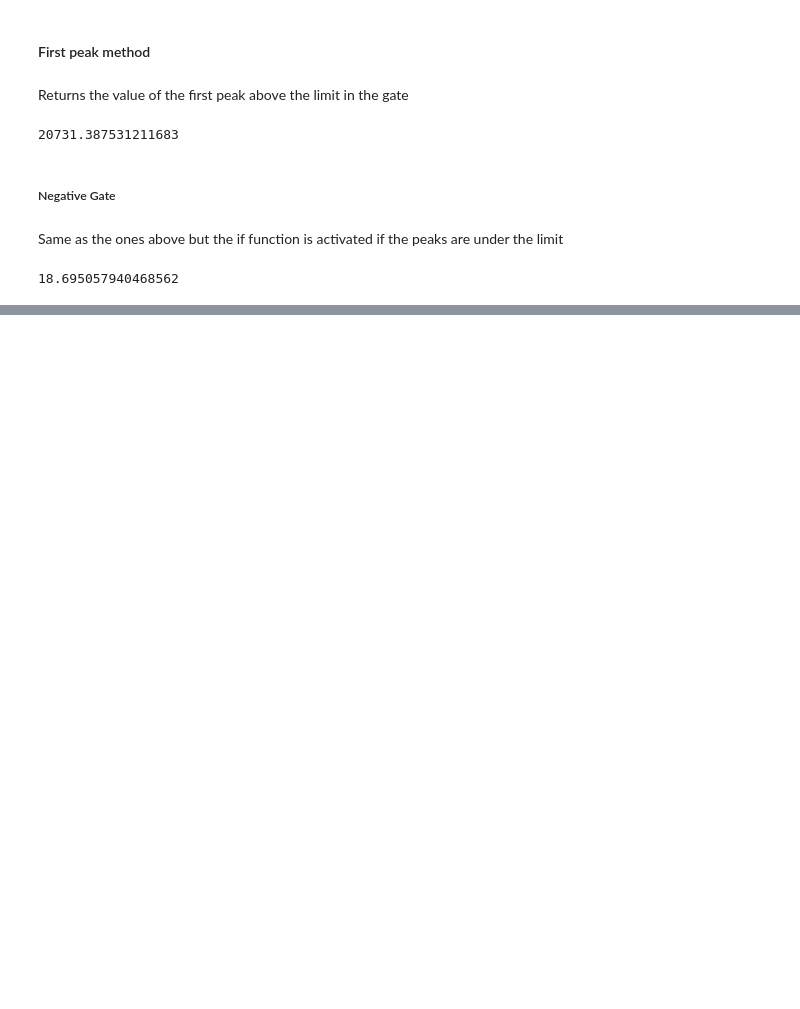
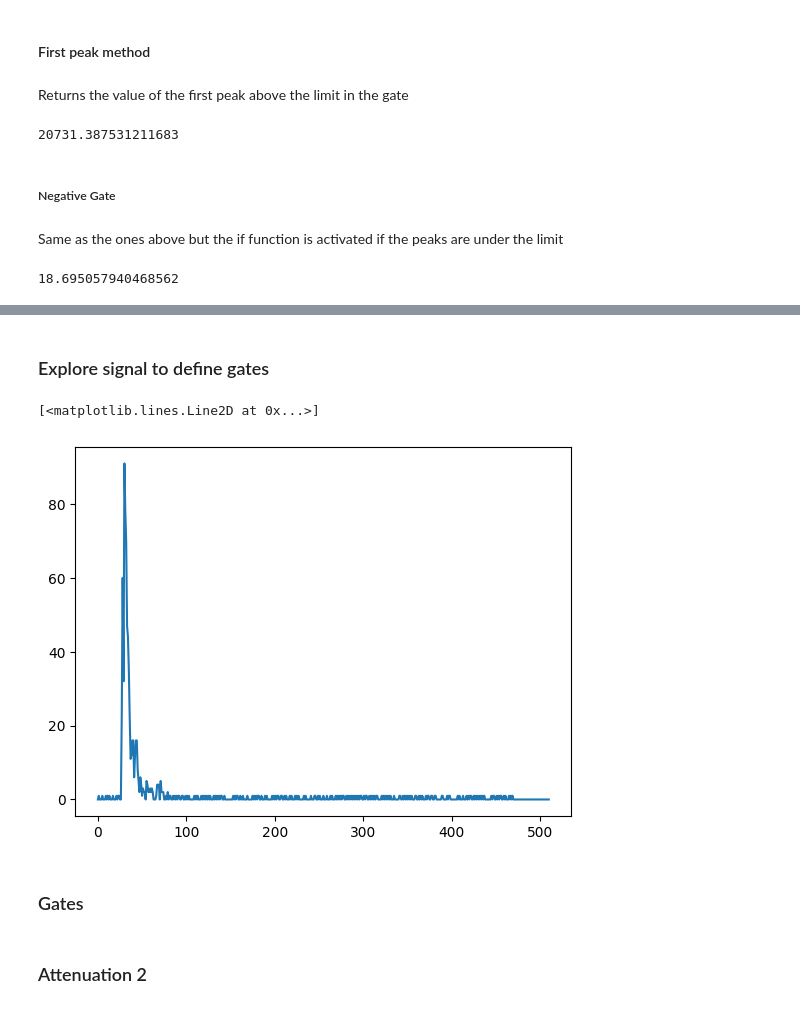
Before and after one commit to topeberti/UltraCODE, a Jupyter notebook: 4_Processing/Composite_porosity_UT/Docs.ipynb, the cells around one changed output, grey strips where cells are left out. Drawn from its saved outputs; the diff is of its cells as text; code cells hidden in the pictures; blank space fills up the shorter version.

```diff
--- a/4_Processing/Composite_porosity_UT/Docs.ipynb
+++ b/4_Processing/Composite_porosity_UT/Docs.ipynb
@@ -362,0 +396,17 @@ gm.negativeGate(envelope,800,900,lim=3000, method = 'first')
+# %%
+rfa = ndt.RfAligner()
+
+aligned = rfa.align(data,30,14,True)
+# %% [markdown]
+### Explore signal to define gates
+# %%
+x = 121
+y = 327
+
+plt.plot(aligned[x,y])
+#plt.ylim(18,25)
+# %% [output]
+[<matplotlib.lines.Line2D at 0x...>]
+[figure, added]
+# %% [markdown]
+### Gates
@@ -362,0 +417,2 @@ gm.negativeGate(envelope,800,900,lim=3000, method = 'first')
+# %% [markdown]
+### Attenuation 2
```
Also changed, not shown: parts of 12 cells of this notebook.
